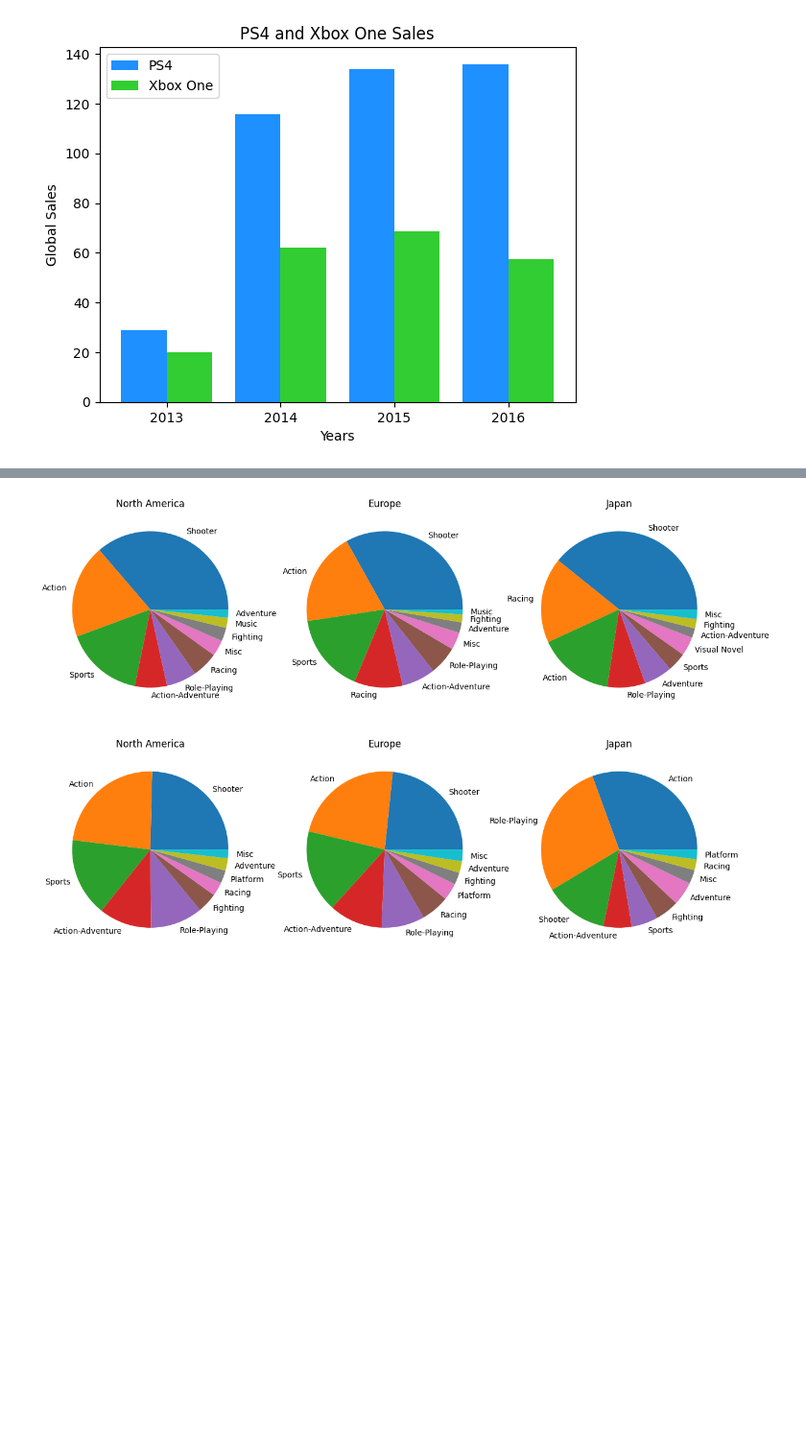
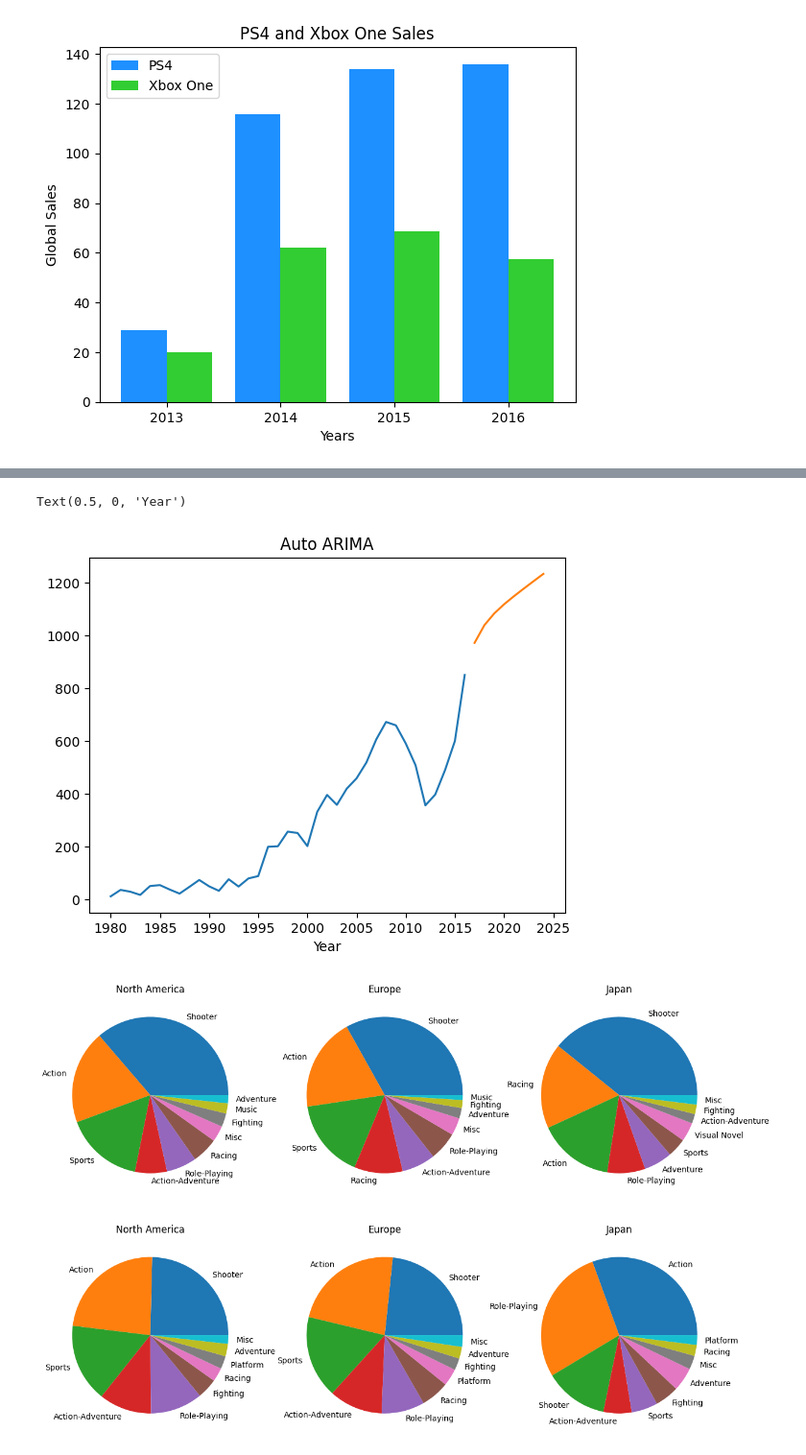
Before and after one commit to devrhathi/videogames_sales, a Jupyter notebook: Analysis/temp.ipynb, the cells around one changed output, grey strips where cells are left out. Shown at 96% size. Saved outputs shown, nothing was run; the diff lists cells and outputs as text; code cells hidden in the pictures; blank space fills up the shorter version.

```diff
--- a/Analysis/temp.ipynb
+++ b/Analysis/temp.ipynb
@@ -148,3 +172,21 @@ plt.show()
+# %%
+train, test = model_selection.train_test_split(series, train_size=29)
+
+
+modl = pm.auto_arima(series, seasonal=False)
+
+# print(modl.summary())
+preds= modl.predict(n_periods=test.shape[0])
+x_axis = np.arange(train.shape[0] + preds.shape[0])
+x_years = x_axis + 1980  # Year starts at 1821
+
+plt.plot(series)
+plt.plot(preds)
+plt.title("Auto ARIMA")
+plt.xlabel("Year")
+# %% [output]
+Text(0.5, 0, 'Year')
+[figure, added]
 # %%
 x_df = pd.read_csv("../Datasets/XboxOne_GameSales.csv",parse_dates=['Year'],encoding="latin1")
 x_df_na = x_df.groupby(['Genre']).sum('North America').sort_values('North America', ascending=False)[:10]
```
Also changed, not shown: parts of 4 cells of this notebook, 3 other files.
